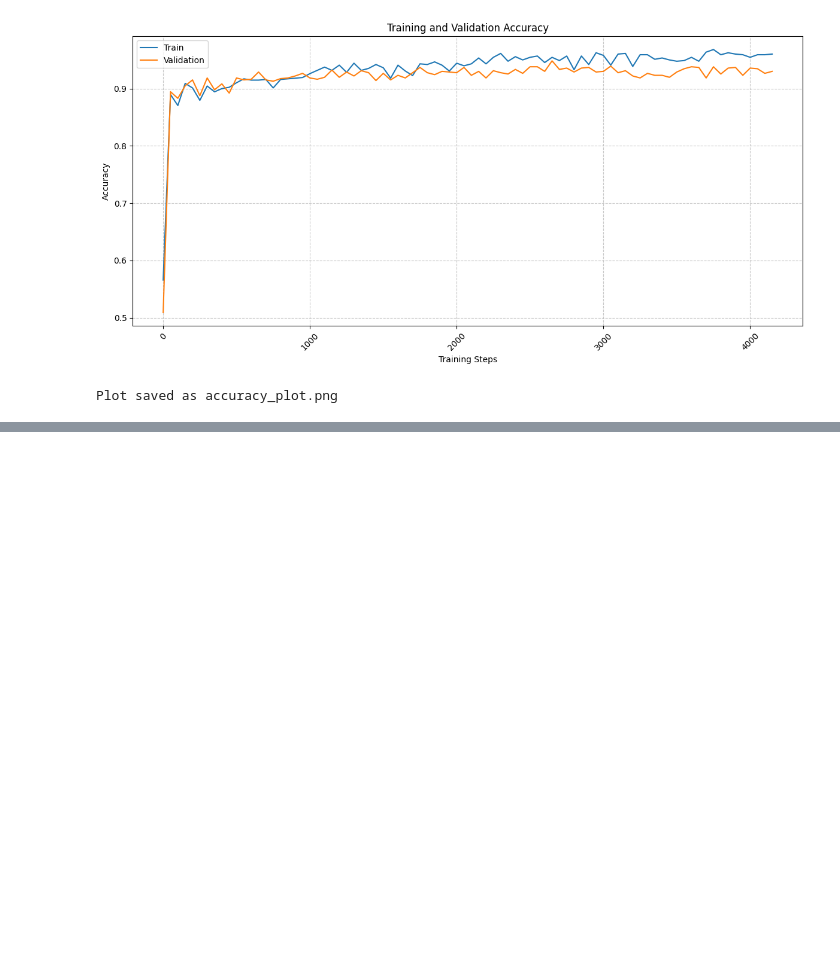
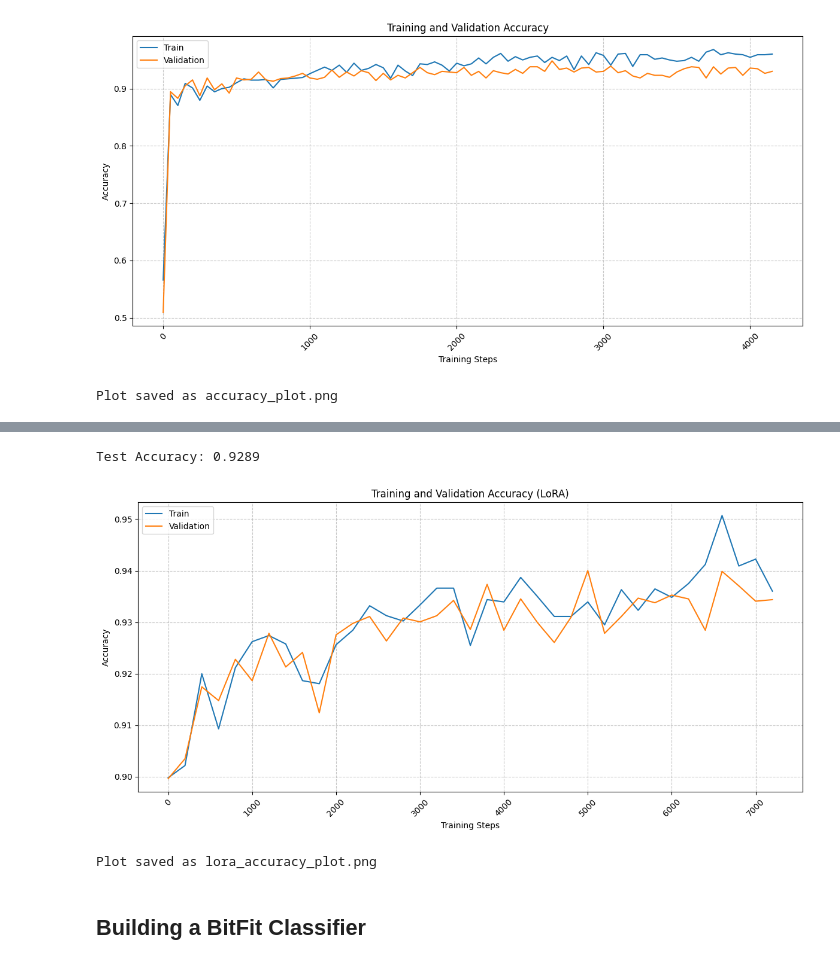
Before and after one commit to Kira265/advances-self-supervised-models, a Jupyter notebook: Advances_in_Self_supervised_Models_HW1.ipynb, the cells around one changed output, grey strips where cells are left out. Saved outputs shown, nothing was run; the diff lists cells and outputs as text; code cells hidden in the pictures; blank space fills up the shorter version.

```diff
--- a/Advances_in_Self_supervised_Models_HW1.ipynb
+++ b/Advances_in_Self_supervised_Models_HW1.ipynb
@@ -377,0 +397,16 @@ attention_mask: shape torch.Size([16, 512]), dtype torch.int64
+# %%
+# Evaluate on the test set (original validation set)
+model.eval()
+test_correct = 0
+test_total = 0
+
+for test_batch in test_dataloader:
+    test_batch = {k: v.to(device) for k, v in test_batch.items()}
+    with torch.no_grad():
+        outputs = model(**test_batch)
+    predictions = torch.argmax(outputs.logits, dim=-1)
+    test_correct += (predictions == test_batch["labels"]).sum().item()
+    test_total += test_batch["labels"].size(0)
+
+test_accuracy = test_correct / test_total
+print(f"Test Accuracy: {test_accuracy:.4f}")
@@ -377,0 +609,42 @@ attention_mask: shape torch.Size([16, 512]), dtype torch.int64
+# %%
+# Evaluate on the test set (original validation set)
+model.eval()
+test_correct = 0
+test_total = 0
+
+for test_batch in test_dataloader:
+    test_batch = {k: v.to(device) for k, v in test_batch.items()}
+    with torch.no_grad():
+        outputs = model(**test_batch)
+    predictions = torch.argmax(outputs.logits, dim=-1)
+    test_correct += (predictions == test_batch["labels"]).sum().item()
+    test_total += test_batch["labels"].size(0)
+
+test_accuracy = test_correct / test_total
+print(f"Test Accuracy: {test_accuracy:.4f}")
+# %% [output]
+Test Accuracy: 0.9289
+# %%
+# Plotting
+num_points = len(train_accuracies)
+steps = range(0, num_points * eval_steps, eval_steps)
+
+plt.figure(figsize=(12, 6))
+plt.plot(steps, train_accuracies, label="Train")
+plt.plot(steps, eval_accuracies, label="Validation")
+plt.xlabel("Training Steps")
+plt.ylabel("Accuracy")
+plt.title("Training and Validation Accuracy (LoRA)")
+plt.legend()
+plt.grid(True, linestyle='--', alpha=0.7)
+plt.xticks(rotation=45)
+plt.tight_layout()
+plt.savefig("lora_accuracy_plot.png")
+plt.show()
+
+print("Plot saved as lora_accuracy_plot.png")
+# %% [output]
+[figure, added]
+Plot saved as lora_accuracy_plot.png
+# %% [markdown]
+## Building a BitFit Classifier
```
Also changed, not shown: parts of 40 cells of this notebook.
